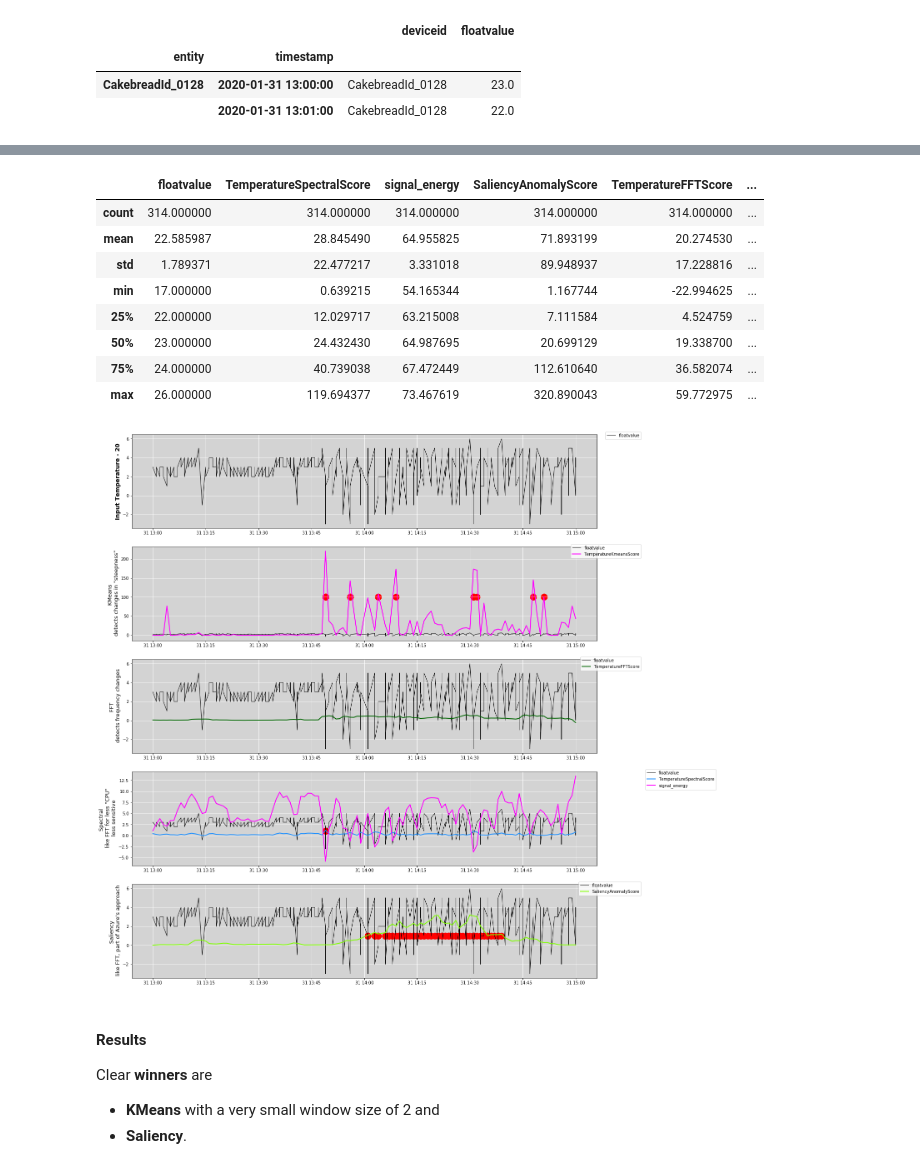
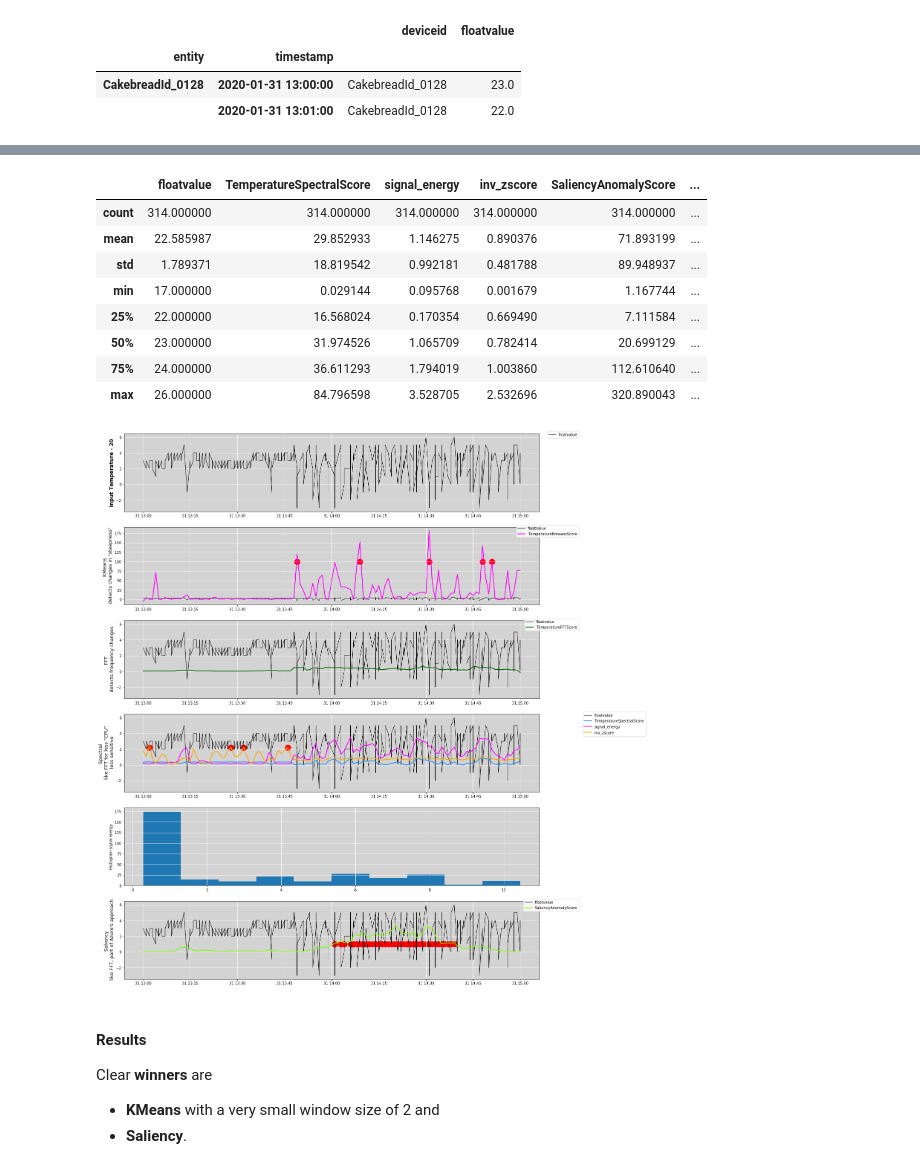
Before and after one commit to sedgewickmm18/mmfunctions, a Jupyter notebook: Investigate818.ipynb, the cells around one changed output, grey strips where cells are left out. Saved outputs shown, nothing was run; the diff lists cells and outputs as text; code cells hidden in the pictures.

```diff
--- a/Investigate818.ipynb
+++ b/Investigate818.ipynb
@@ -139,7 +141,7 @@ df_i.head(2)
 # %%
 # Now run the anomaly functions as if they were executed in a pipeline
 
-spsi = SpectralAnomalyScore2(Temperature, 12, spectral, 'signal_energy')
+spsi = SpectralAnomalyScore2(Temperature, 12, spectral, 'signal_energy', 'inv_zscore')
 et = spsi._build_entity_type(columns = [Column(Temperature,Float())])
 spsi._entity_type = et
 df_i = spsi.execute(df=df_i)
@@ -193,12 +195,12 @@ df_inputm2.reset_index(level=[0], inplace=True)
 #df_inputm2.head(4)
 df_inputm2.describe()
 # %% [output]
-|  | floatvalue | TemperatureSpectralScore | signal_energy | SaliencyAnomalyScore | TemperatureFFTScore | ... |
+|  | floatvalue | TemperatureSpectralScore | signal_energy | inv_zscore | SaliencyAnomalyScore | ... |
 | count | 314.000000 | 314.000000 | 314.000000 | 314.000000 | 314.000000 | ... |
-| mean | 22.585987 | 28.845490 | 64.955825 | 71.893199 | 20.274530 | ... |
-| std | 1.789371 | 22.477217 | 3.331018 | 89.948937 | 17.228816 | ... |
-| min | 17.000000 | 0.639215 | 54.165344 | 1.167744 | -22.994625 | ... |
-| 25% | 22.000000 | 12.029717 | 63.215008 | 7.111584 | 4.524759 | ... |
-| 50% | 23.000000 | 24.432430 | 64.987695 | 20.699129 | 19.338700 | ... |
-| 75% | 24.000000 | 40.739038 | 67.472449 | 112.610640 | 36.582074 | ... |
-| max | 26.000000 | 119.694377 | 73.467619 | 320.890043 | 59.772975 | ... |
+| mean | 22.585987 | 29.852933 | 1.146275 | 0.890376 | 71.893199 | ... |
+| std | 1.789371 | 18.819542 | 0.992181 | 0.481788 | 89.948937 | ... |
+| min | 17.000000 | 0.029144 | 0.095768 | 0.001679 | 1.167744 | ... |
+| 25% | 22.000000 | 16.568024 | 0.170354 | 0.669490 | 7.111584 | ... |
+| 50% | 23.000000 | 31.974526 | 1.065709 | 0.782414 | 20.699129 | ... |
+| 75% | 24.000000 | 36.611293 | 1.794019 | 1.003860 | 112.610640 | ... |
+| max | 26.000000 | 84.796598 | 3.528705 | 2.532696 | 320.890043 | ... |
@@ -212,6 +219,9 @@ df_inputm2[kmeansA].values[df_inputm2[kmeansA] > kmeans_break] = kmeans_break
 # Scale spectral and saliency
 # df_inputm2[spectral].values[df_inputm2[spectral] >= spectral_break] = -spectral_break
 # df_inputm2[sal].values[df_inputm2[sal] > sal_break] = sal_break
+df_inputm2['inv_zscoreA'] = df_inputm2['inv_zscore']
+df_inputm2['inv_zscoreA'].values[df_inputm2['inv_zscoreA'] < 2.2] = np.nan
+df_inputm2['inv_zscoreA'].values[df_inputm2['inv_zscoreA'] > 2.2] = 2.2
 
 
 
@@ -228,50 +238,68 @@ df_inputm2[salA].values[df_inputm2[salA] > sal_break] = sal_break
 #df_inputm2[genA].values[df_inputm2[genA] < gen_break] = np.nan
 #df_inputm2[genA].values[df_inputm2[genA] > gen_break] = gen_break
 
-plots = 5
+plots = 6
 
-fig, ax = plt.subplots(plots, 1, figsize=(20,24))
+fig, ax = plt.subplots(plots, 1, figsize=(20,plots * 4.5))
 cnt = 0
 ax[cnt].plot(df_inputm2.index, df_inputm2[Temperature]-20,linewidth=1,color='black',label=Temperature)
 ax[cnt].legend(bbox_to_anchor=(1.1, 1.05))
 ax[cnt].set_ylabel('Input Temperature - 20',fontsize=14,weight="bold")
-cnt = 1
+cnt = cnt+1
 
 ax[cnt].plot(df_inputm2.index, df_inputm2[Temperature]-20,linewidth=1,color='black',label=Temperature)
 ax[cnt].plot(df_inputm2.index, df_inputm2[kmeans], linewidth=2, color='magenta',label=kmeans)
 #ax[cnt].plot(df_inputm2.index, df_inputm2[kmeansA], linewidth=10, color='red') #,label=kmeansA)
 ax[cnt].scatter(df_inputm2.index,df_inputm2[kmeansA], linewidth=10, color='red')
 ax[cnt].legend(bbox_to_anchor=(1.1, 1.05))
 ax[cnt].set_ylabel('KMeans \n detects changes in "steepness"',fontsize=13)
-cnt = 2
+cnt = cnt+1
 ax[cnt].plot(df_inputm2.index, df_inputm2[Temperature]-20,linewidth=1,color='black',label=Temperature)
 ax[cnt].plot(df_inputm2.index, df_inputm2[fft]/fft_break, linewidth=2,color='darkgreen',label=fft)
 ax[cnt].scatter(df_inputm2.index, df_inputm2[fftA]/fft_break, linewidth=10, color='red')
 #ax[cnt].plot(df_inputm2.index, df_inputm2[fftA]/fft_break, linewidth=10, color='red') #,label=kmeansA)
 ax[cnt].legend(bbox_to_anchor=(1.1, 1.05))
 ax[cnt].set_ylabel('FFT \n detects frequency changes', fontsize=13)
-cnt = 3
+
+cnt = cnt+1
 ax[cnt].plot(df_inputm2.index, df_inputm2[Temperature]-20,linewidth=1,color='black',label=Temperature)
 ax[cnt].plot(df_inputm2.index, df_inputm2[spectral]/spectral_break, linewidth=2,color='dodgerblue', label=spectral)
-ax[cnt].plot(df_inputm2.index, df_inputm2['signal_energy']-60, linewidth=2,color='magenta', label='signal_energy')
+ax[cnt].plot(df_inputm2.index, df_inputm2['signal_energy'], linewidth=2,color='magenta', label='signal_energy')
+ax[cnt].plot(df_inputm2.index, df_inputm2['inv_zscore'], linewidth=2,color='orange', label='inv_zscore')
+ax[cnt].scatter(df_inputm2.index,df_inputm2['inv_zscoreA'], linewidth=10, color='red')
+
 ax[cnt].scatter(df_inputm2.index, df_inputm2[spectralA]/spectral_break, linewidth=10, color='red')
-
-#ax[cnt].plot(df_inputm2.index, df_inputm2[spectralA]/spectral_break, linewidth=10, color='red') #,label=kmeansA)
 ax[cnt].legend(bbox_to_anchor=(1.1, 1.05))
 ax[cnt].set_ylabel('Spectral \n like FFT for less "CPU"\n less sensitive', fontsize=13)
-cnt = 4
+
+#cnt=cnt+1
+#ax[cnt].pcolormesh(t, f, Sxx)
+#ax[cnt].set_ylabel('Frequency')
+#ax[cnt].set_xlabel('Time')
+
+cnt=cnt+1
+
+ax[cnt].hist(1/df_inputm2['signal_energy'])
+
+#ax[cnt].semilogy(f_, Pxx_den)
+ax[cnt].set_ylabel('Histogram signal energy')
+#ax[cnt].set_xlabel('Time')
+#ax[cnt].set_ylim([1e-1, 1e2])
+
+
+cnt=cnt+1
 ax[cnt].plot(df_inputm2.index, df_inputm2[Temperature]-20,linewidth=1,color='black',label=Temperature)
 ax[cnt].plot(df_inputm2.index, df_inputm2[sal]/sal_break, linewidth=2,color='chartreuse', label=sal)
 ax[cnt].scatter(df_inputm2.index, df_inputm2[salA]/sal_break, linewidth=10, color='red')
 #ax[cnt].plot(df_inputm2.index, df_inputm2[salA]/sal_break, linewidth=10, color='red') #,label=kmeansA)
 ax[cnt].legend(bbox_to_anchor=(1.1, 1.05))
 ax[cnt].set_ylabel('Saliency \n like FFT, part of Azure\'s approach', fontsize=13)
 
 for i in range(plots):
     ax[i].grid(True, color='white')
     ax[i].set_facecolor('lightgrey')
 # %% [output]
-[figure, old version]
+[figure, new version]
 # %% [markdown]
 #### Results
 
```
Also changed, not shown: parts of 3 cells of this notebook, 2 other files.
